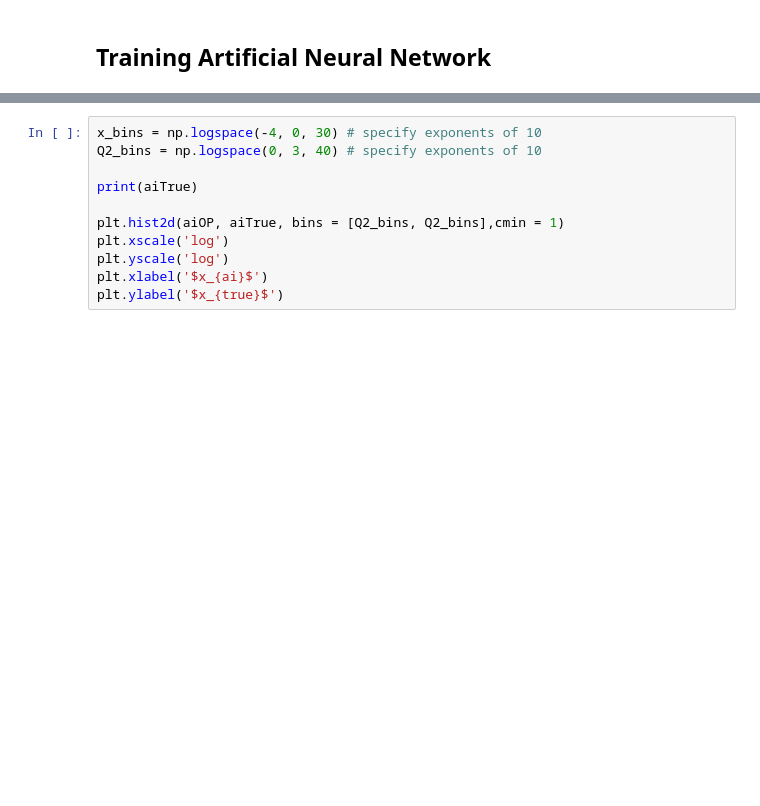
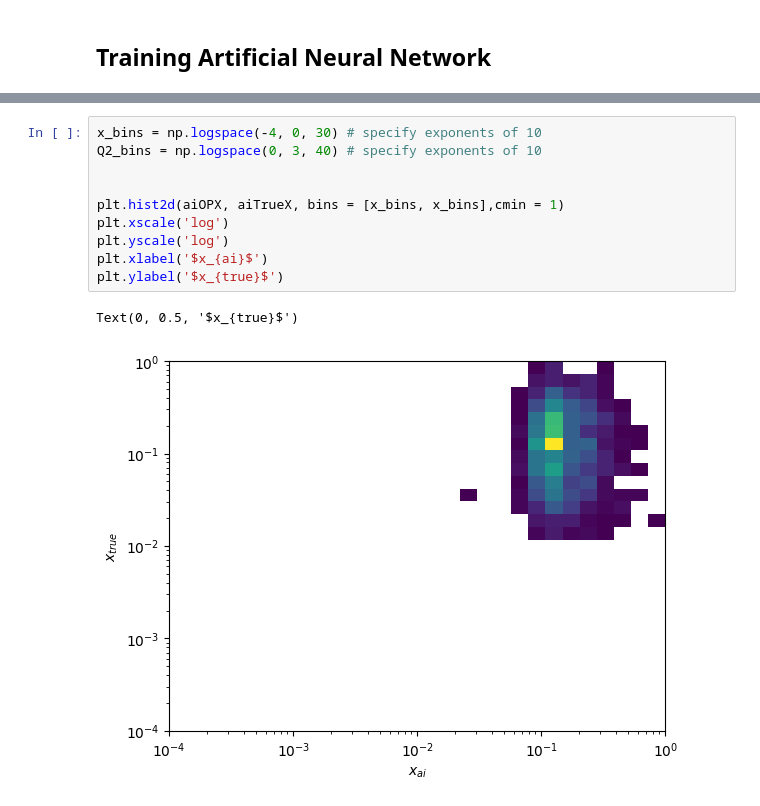
Before and after one commit to holt-rogers/EIC_JLAB_analysis, a Jupyter notebook: tasks/DIS_with_pytorch.ipynb, the cells around one changed output, grey strips where cells are left out. Drawn from its saved outputs; the diff is of its cells as text; blank space fills up the shorter version.

```diff
--- a/tasks/DIS_with_pytorch.ipynb
+++ b/tasks/DIS_with_pytorch.ipynb
@@ -264,11 +391,13 @@ tensor([[-0.3704]], grad_fn=<DivBackward0>)
 # %%
 x_bins = np.logspace(-4, 0, 30) # specify exponents of 10
 Q2_bins = np.logspace(0, 3, 40) # specify exponents of 10
 
-print(aiTrue)
 
-plt.hist2d(aiOP, aiTrue, bins = [Q2_bins, Q2_bins],cmin = 1)
+plt.hist2d(aiOPX, aiTrueX, bins = [x_bins, x_bins],cmin = 1)
 plt.xscale('log')
 plt.yscale('log')
 plt.xlabel('$x_{ai}$')
 plt.ylabel('$x_{true}$')
+# %% [output]
+Text(0, 0.5, '$x_{true}$')
+[figure, added]
```
Also changed, not shown: parts of 15 cells of this notebook.
